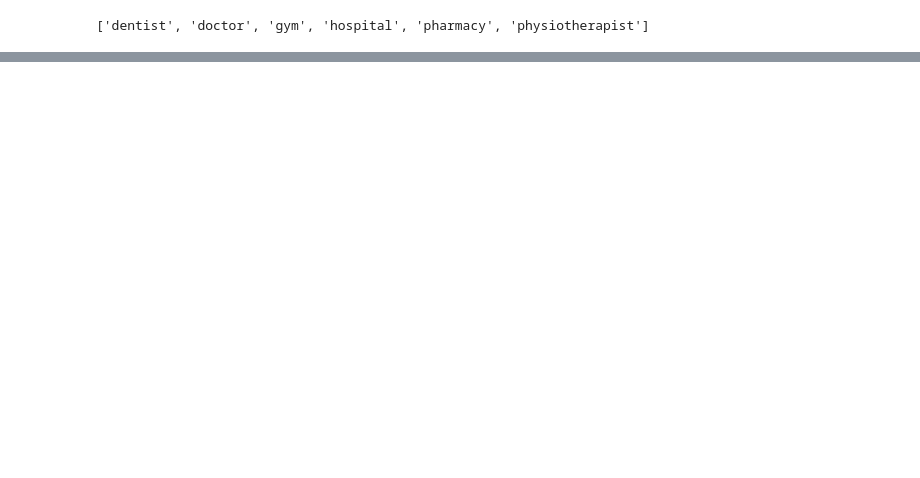
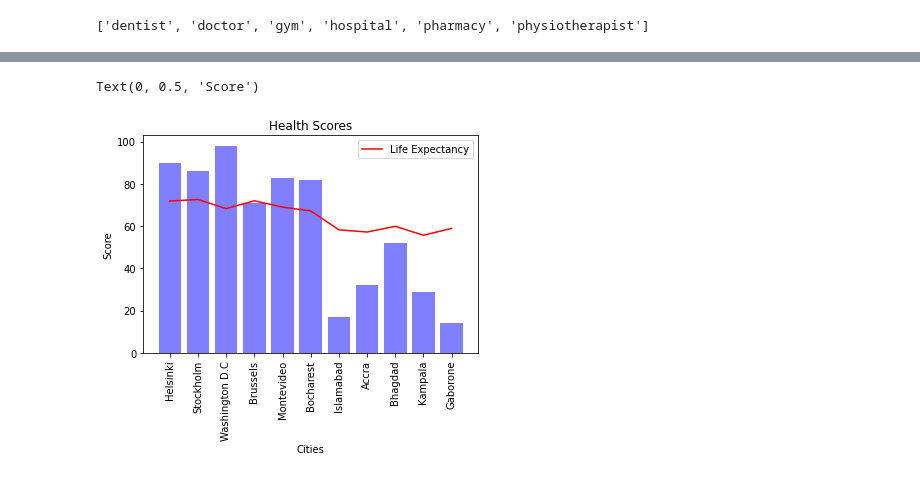
Before and after one commit to jamalabdi100/project1-1, a Jupyter notebook: Health_locations.ipynb, the cells around one changed output, grey strips where cells are left out. Drawn from its saved outputs; the diff is of its cells as text; code cells hidden in the pictures; blank space fills up the shorter version.

Commit message:
updated charts

```diff
--- a/Health_locations.ipynb
+++ b/Health_locations.ipynb
@@ -11,7 +12,7 @@ import prettyprint as pp
 # Google developer API key
 from api_keys import gkey
 # %%
-world_happiness = "world happiness data.csv"
+world_happiness = "Selected_cities_2020.csv"
 location_types = "Location_Types.csv"
 world_happiness_df = pd.read_csv(world_happiness, encoding="UTF-8")
 location_types_df = pd.read_csv(location_types, encoding="UTF-8")
@@ -193,0 +183,14 @@ health_data_df
+# %%
+health_score = health_data_df["Total"]
+x_cities = health_data_df["Cities"]
+life_expectancy = world_happiness_df["Healthy life expectancy"]
+plt.bar(x_cities,health_score,color="b",alpha=0.5,align="center")
+plt.plot(x_cities,life_expectancy,color="r",label="Life Expectancy")
+plt.legend(loc="upper right")
+plt.xticks(rotation=90)
+plt.title("Health Scores")
+plt.xlabel("Cities")
+plt.ylabel("Score")
+# %% [output]
+Text(0, 0.5, 'Score')
+[figure, added]
```
Also changed, not shown: parts of 12 cells of this notebook, 1 other file.
